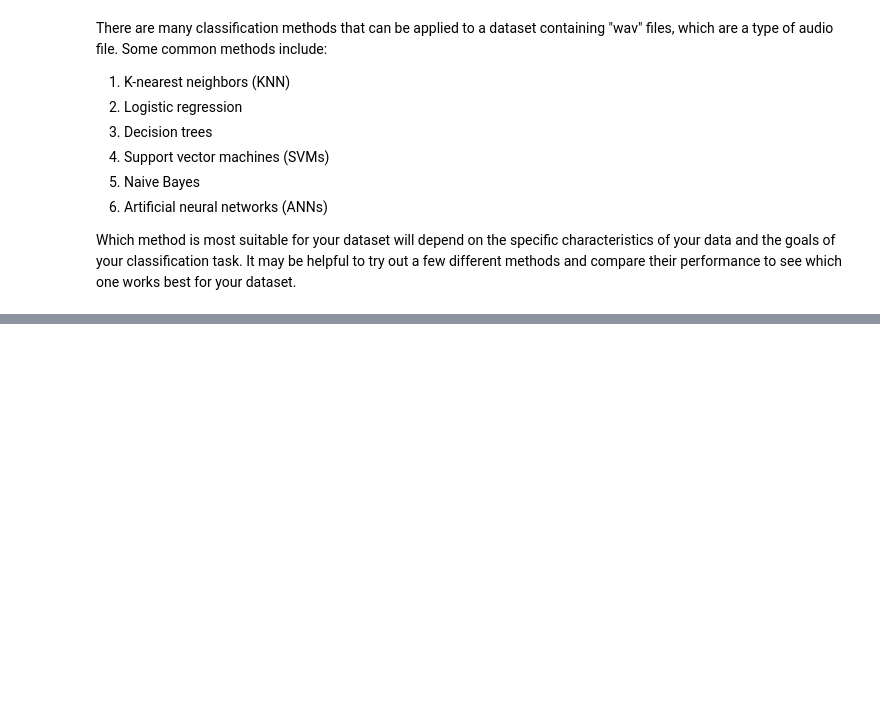
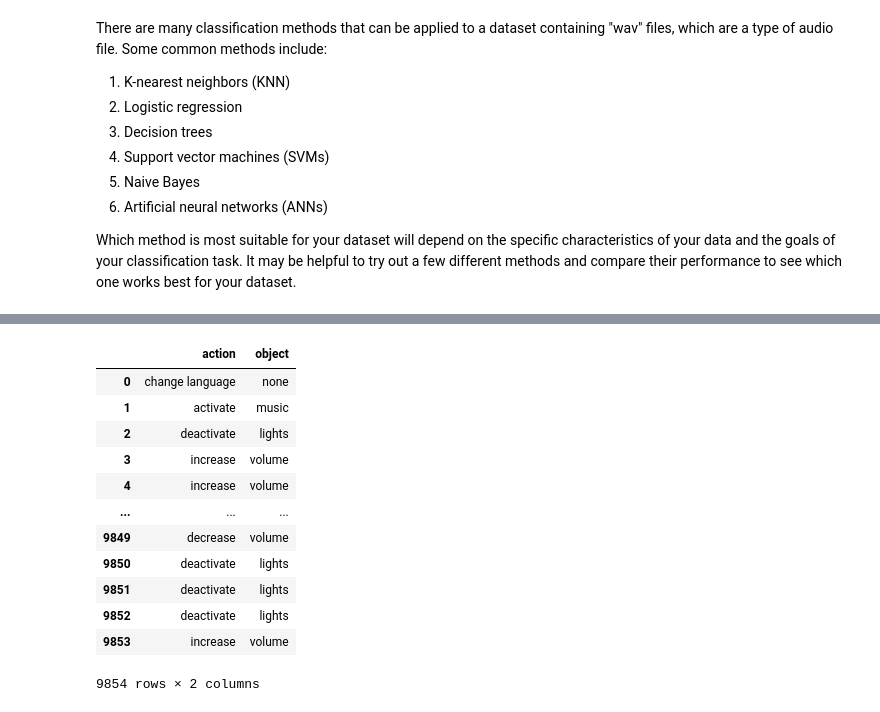
Before and after one commit to gguzzy/MachineLearning, a Jupyter notebook: Data Science/DSL_winter_project_ay_2022_2023/DSL_winter_project_22_23.ipynb, the cells around one changed output, grey strips where cells are left out. Saved outputs shown, nothing was run; the diff lists cells and outputs as text; code cells hidden in the pictures; blank space fills up the shorter version.

```diff
--- a/Data Science/DSL_winter_project_ay_2022_2023/DSL_winter_project_22_23.ipynb
+++ b/Data Science/DSL_winter_project_ay_2022_2023/DSL_winter_project_22_23.ipynb
@@ -353,0 +392,17 @@ Which method is most suitable for your dataset will depend on the specific chara
+# %%
+y = train_df.loc[:,['action','object']]
+y
+# %% [output]
+|  | action | object |
+| 0 | change language | none |
+| 1 | activate | music |
+| 2 | deactivate | lights |
+| 3 | increase | volume |
+| 4 | increase | volume |
+| ... | ... | ... |
+| 9849 | decrease | volume |
+| 9850 | deactivate | lights |
+| 9851 | deactivate | lights |
+| 9852 | deactivate | lights |
+| 9853 | increase | volume |
+9854 rows × 2 columns
```
Also changed, not shown: parts of 9 cells of this notebook.
